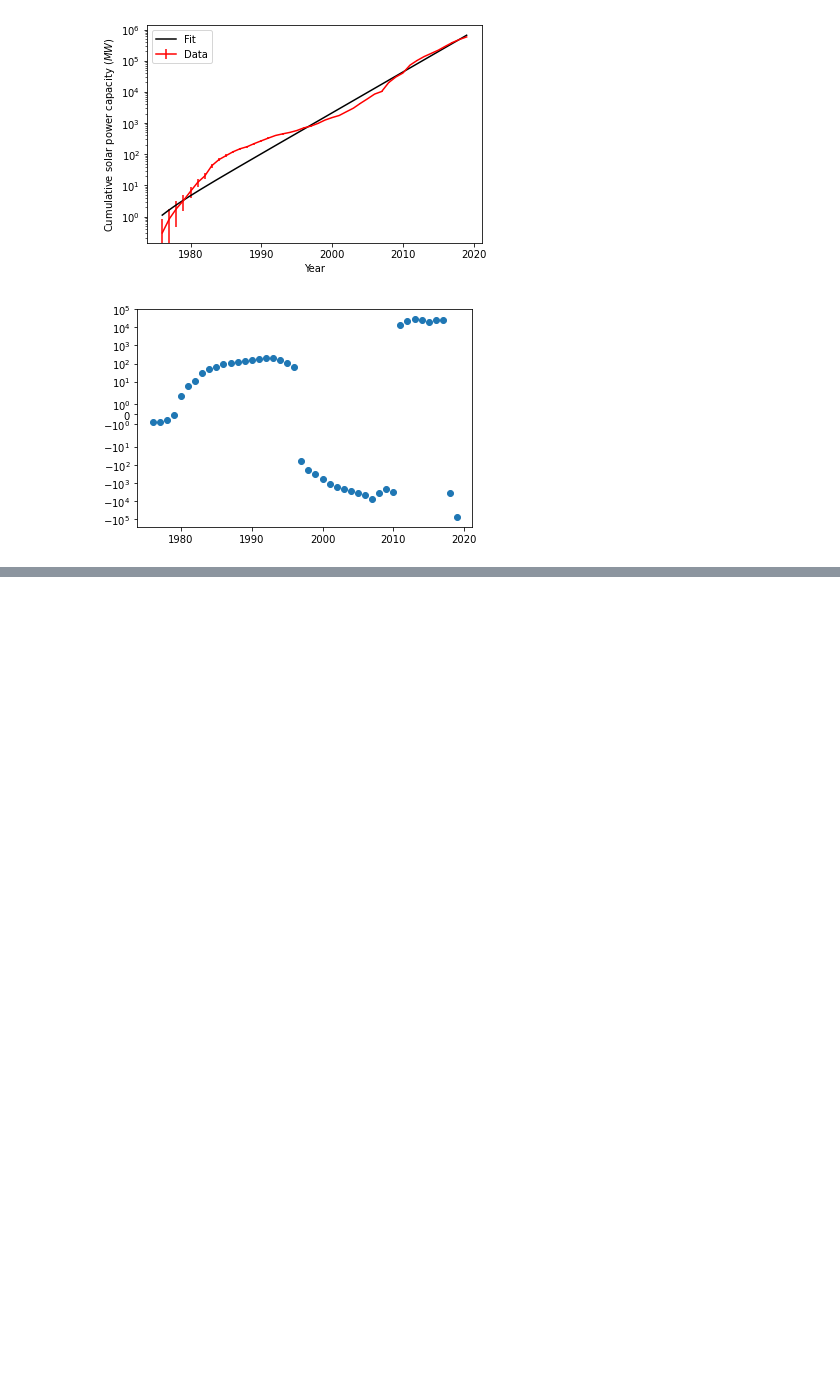
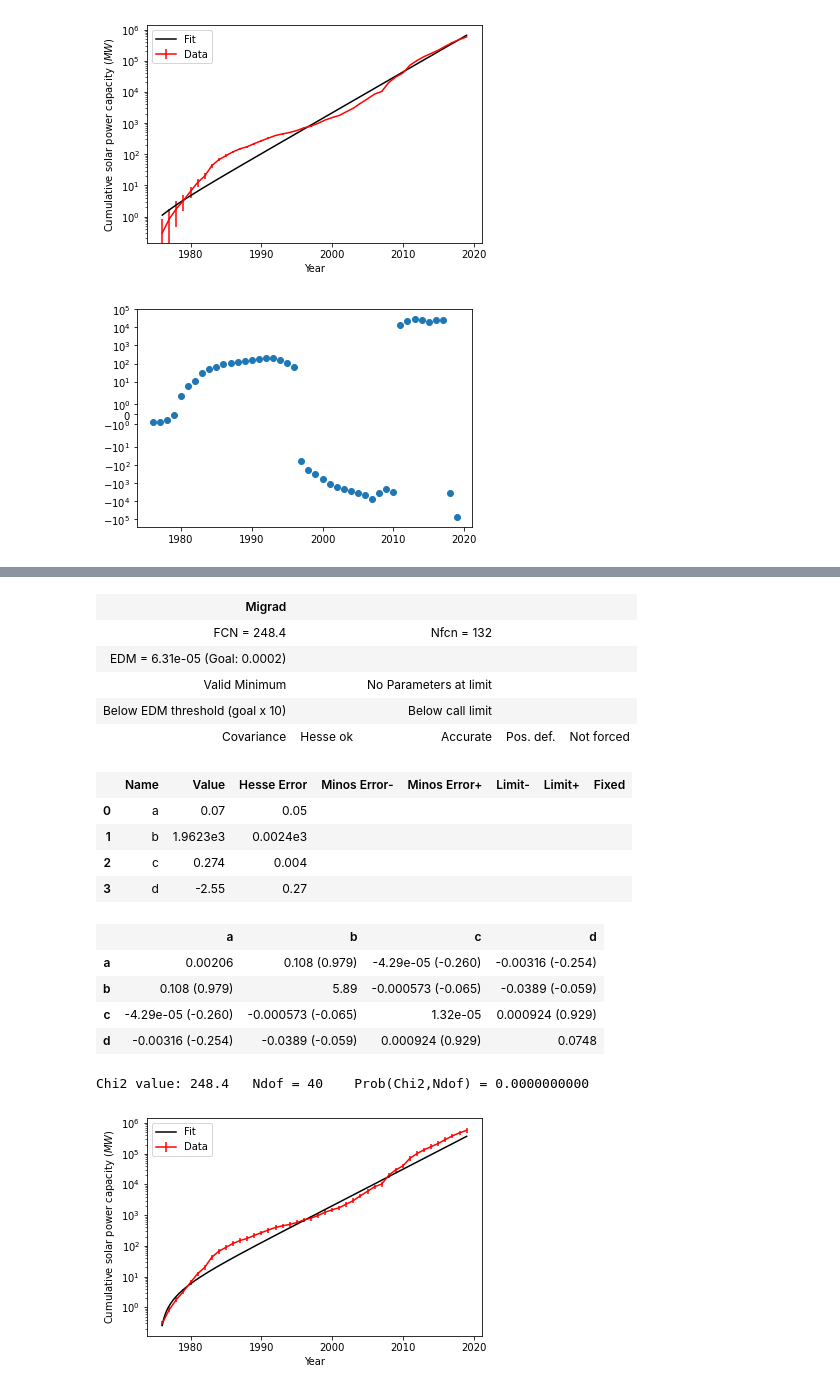
Before and after one commit to NathanvdBerg/AppStat-ProblemSet-2021, a Jupyter notebook: Problem 5.1.ipynb, the cells around one changed output, grey strips where cells are left out. Cells and saved outputs as stored; diff of their text form; code cells hidden in the pictures; blank space fills up the shorter version.

```diff
--- a/Problem 5.1.ipynb
+++ b/Problem 5.1.ipynb
@@ -321,0 +346,37 @@ plt.yscale('symlog')
+# %%
+init_guess = [0.04, 1964, 0.3, -0.4]
+minuit_chi2_exp, Ndof_value, p_value = do_a_chi2_fit(year, capacity, sigma_capacity, exponential, init_guess)
+
+x_axis = np.linspace(np.min(year),np.max(year),1000)
+y_axis = exponential(x_axis,*minuit_chi2_exp.values)
+
+fig3, ax3 = plt.subplots()
+ax3.errorbar(year, capacity, yerr=sigma_capacity, label='Data',color='red')
+ax3.plot(x_axis,y_axis,label='Fit',color='black')
+
+ax3.set_xlabel(r'Year')
+ax3.set_ylabel(r'Cumulative solar power capacity ($MW$)')
+
+ax3.set_yscale('log')
+
+ax3.legend()
+plt.show()
+# %% [output]
+| Migrad |  |  |  |  |
+| FCN = 248.4 |  | Nfcn = 132 |  |  |
+| EDM = 6.31e-05 (Goal: 0.0002) |  |  |  |  |
+| Valid Minimum |  | No Parameters at limit |  |  |
+| Below EDM threshold (goal x 10) |  | Below call limit |  |  |
+| Covariance | Hesse ok | Accurate | Pos. def. | Not forced |
+|  | Name | Value | Hesse Error | Minos Error- | Minos Error+ | Limit- | Limit+ | Fixed |
+| 0 | a | 0.07 | 0.05 |  |  |  |  |  |
+| 1 | b | 1.9623e3 | 0.0024e3 |  |  |  |  |  |
+| 2 | c | 0.274 | 0.004 |  |  |  |  |  |
+| 3 | d | -2.55 | 0.27 |  |  |  |  |  |
+|  | a | b | c | d |
+| a | 0.00206 | 0.108 (0.979) | -4.29e-05 (-0.260) | -0.00316 (-0.254) |
+| b | 0.108 (0.979) | 5.89 | -0.000573 (-0.065) | -0.0389 (-0.059) |
+| c | -4.29e-05 (-0.260) | -0.000573 (-0.065) | 1.32e-05 | 0.000924 (0.929) |
+| d | -0.00316 (-0.254) | -0.0389 (-0.059) | 0.000924 (0.929) | 0.0748 |
+Chi2 value: 248.4   Ndof = 40    Prob(Chi2,Ndof) = 0.0000000000
+[figure, added]
```
Also changed, not shown: parts of 4 cells of this notebook, 3 other files.
